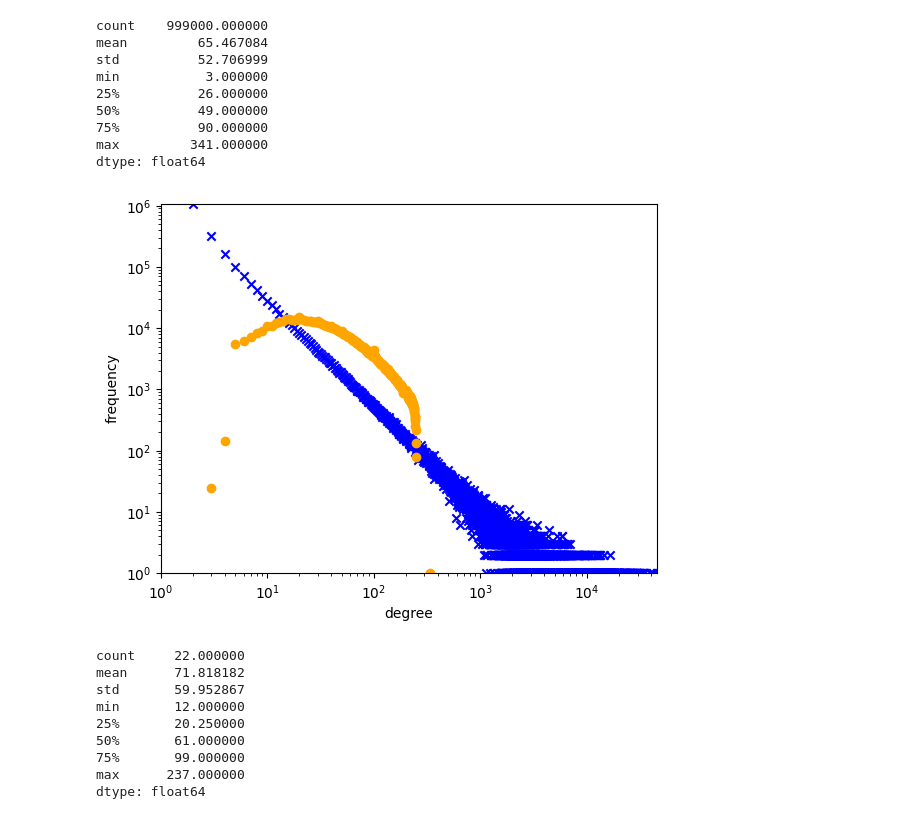
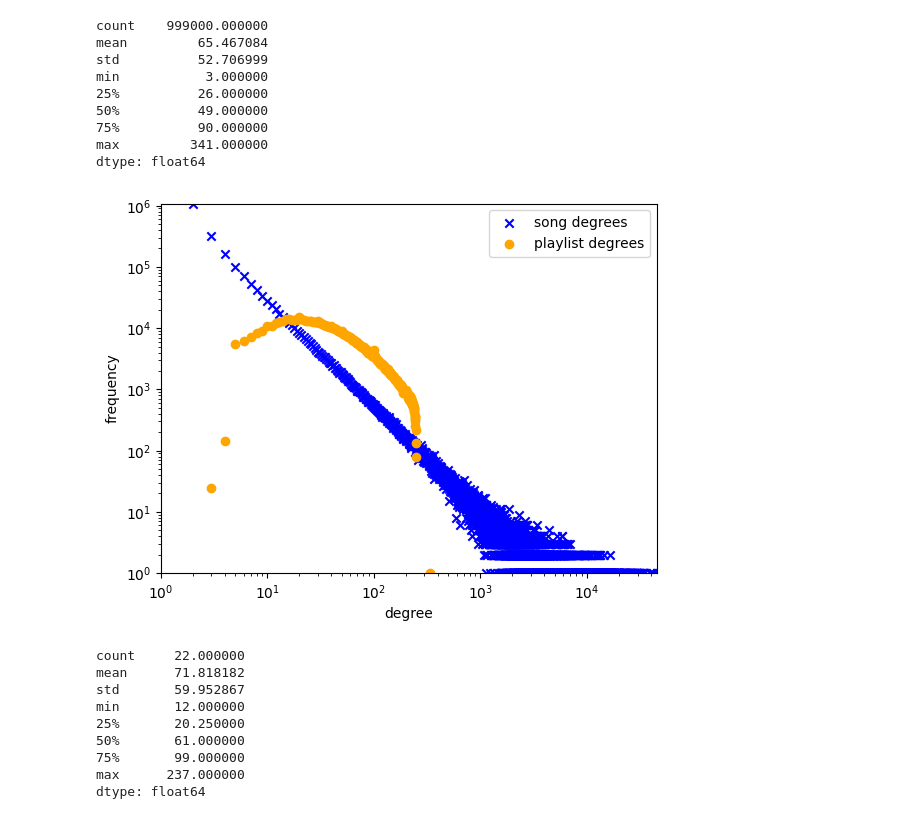
Before and after one commit to Aekai/seminarska-spotify, a Jupyter notebook: ui-seminarska-spotify.ipynb, the cells around one changed output. Saved outputs shown, nothing was run; the diff lists cells and outputs as text; code cells hidden in the pictures.

```diff
--- a/ui-seminarska-spotify.ipynb
+++ b/ui-seminarska-spotify.ipynb
@@ -264,17 +264,18 @@ dtype: float64
 # %%
 plt.figure(2)
 plt.xlabel('degree')
 plt.xscale('log')
 plt.xlim(1, max(max(songsx),max(plstx)))
 plt.ylabel('frequency')
 plt.yscale('log')
 plt.ylim(1, max(max(songsy), max(plsty)))
-plt.scatter(songsx, songsy, marker="x", c="blue")
-plt.scatter(plstx, plsty, marker="o", c="orange")
+plt.scatter(songsx, songsy, marker="x", c="blue", label="song degrees")
+plt.scatter(plstx, plsty, marker="o", c="orange", label="playlist degrees")
+plt.legend()
 plt.savefig("loglog-deg-songs-playlists.png")
 plt.show()
 # %% [output]
-[figure, old version]
+[figure, new version]
 # %%
 small_cs= sorted(connected_c, key=len)[:-1]
 # %%
```
